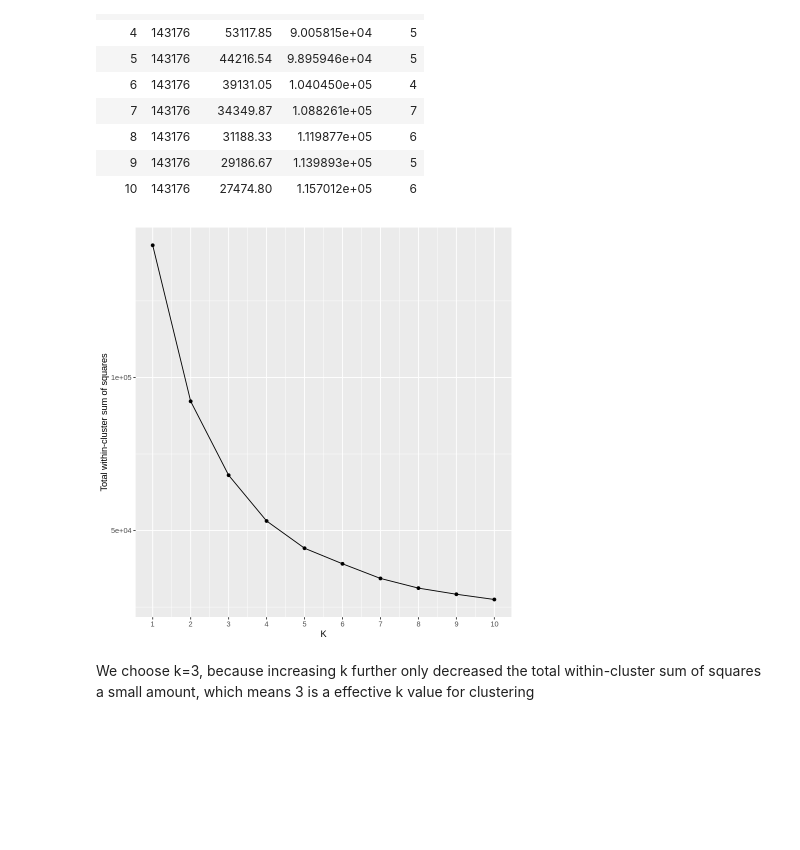
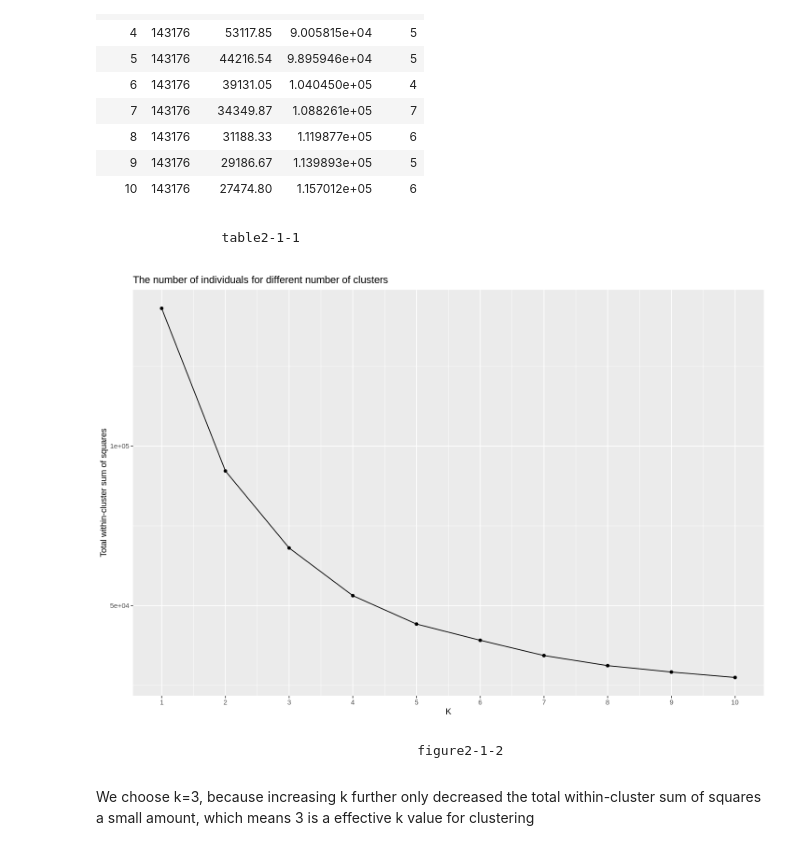
Before and after one commit to LawrenceZzf/DSCI100-G63-Proj1, a Jupyter notebook: report.ipynb, the cells around one changed output. Drawn from its saved outputs; the diff is of its cells as text; code cells hidden in the pictures; blank space fills up the shorter version.

```diff
--- a/report.ipynb
+++ b/report.ipynb
@@ -131,15 +146,21 @@ A tibble: 10 × 5
 | 8 | 143176 | 31188.33 | 1.119877e+05 | 6 |
 | 9 | 143176 | 29186.67 | 1.139893e+05 | 5 |
 | 10 | 143176 | 27474.80 | 1.157012e+05 | 6 |
+# %% [markdown]
+                  table2-1-1
 # %%
+options(repr.plot.height = 8, repr.plot.width = 12)
 HTRU_k_plot<-ggplot(HTRU_stats,aes(x=k,y=tot.withinss))+
     geom_point()+
     geom_line()+
     labs(x="K",y="Total within-cluster sum of squares")+
-    scale_x_continuous(breaks = 1:10)
+    scale_x_continuous(breaks = 1:10) +
+    ggtitle('The number of individuals for different number of clusters')
 HTRU_k_plot
 # %% [output]
-[figure, old version]
+[figure, new version]
+# %% [markdown]
+                                           figure2-1-2
 # %% [markdown]
 We choose k=3, because increasing k further only decreased the total within-cluster sum of squares a small amount, which means 3 is a effective k value for clustering
 # %%
```
Also changed, not shown: parts of 31 cells of this notebook.
